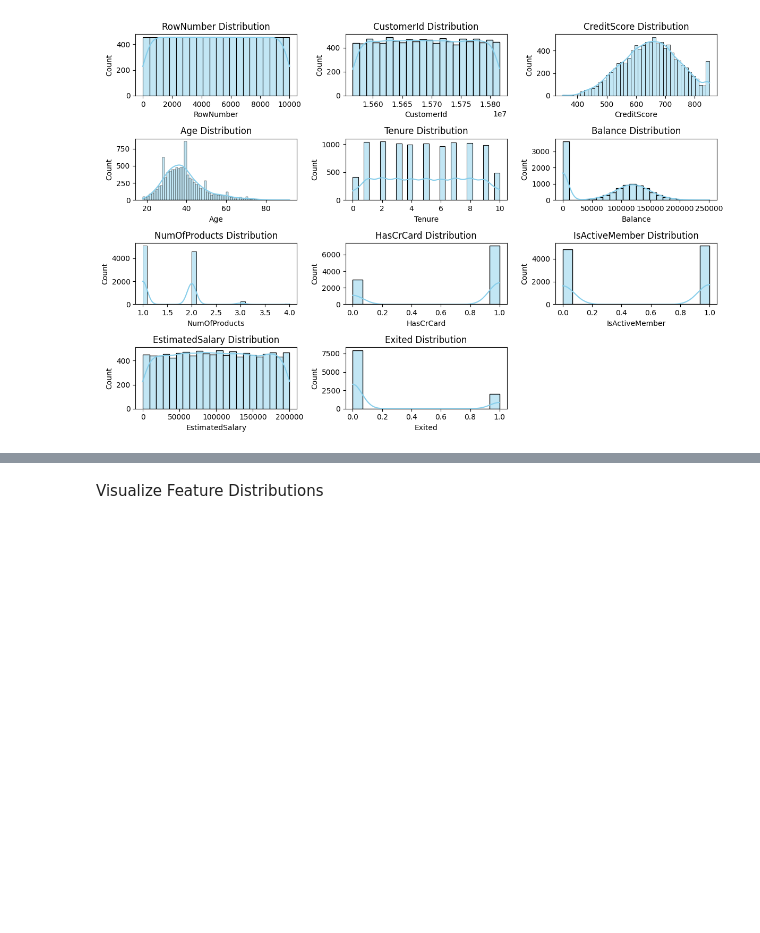
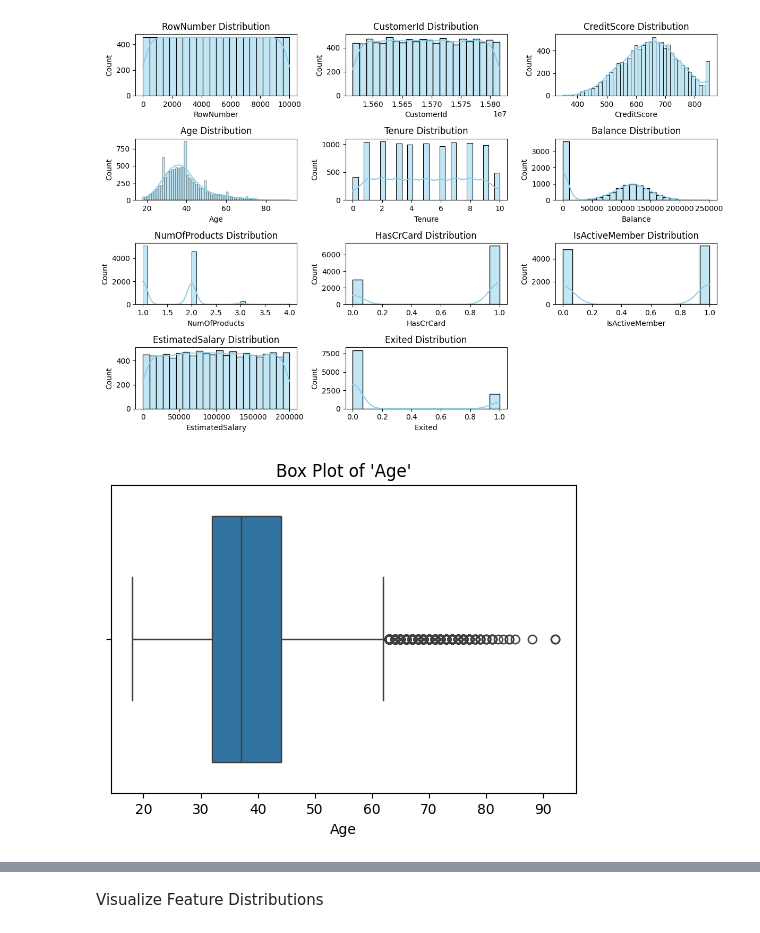
Before and after one commit to Rajesh9825/Customer-Churn-Prediction-ML, a Jupyter notebook: notebooks/01_data_exploration.ipynb, the cells around one changed output, grey strips where cells are left out. Cells and saved outputs as stored; diff of their text form; code cells hidden in the pictures; blank space fills up the shorter version.

```diff
--- a/notebooks/01_data_exploration.ipynb
+++ b/notebooks/01_data_exploration.ipynb
@@ -98,3 +98,11 @@ for i, col in enumerate(numeric_cols):
 plt.show()
 # %% [output]
 [figure]
+# %%
+# Age
+plt.figure(figsize=(6, 4))
+sns.boxplot(x=df['Age'])
+plt.title(f"Box Plot of 'Age'")
+plt.show()
+# %% [output]
+[figure, added]
```
Also changed, not shown: parts of 10 cells of this notebook, 8 other files.
